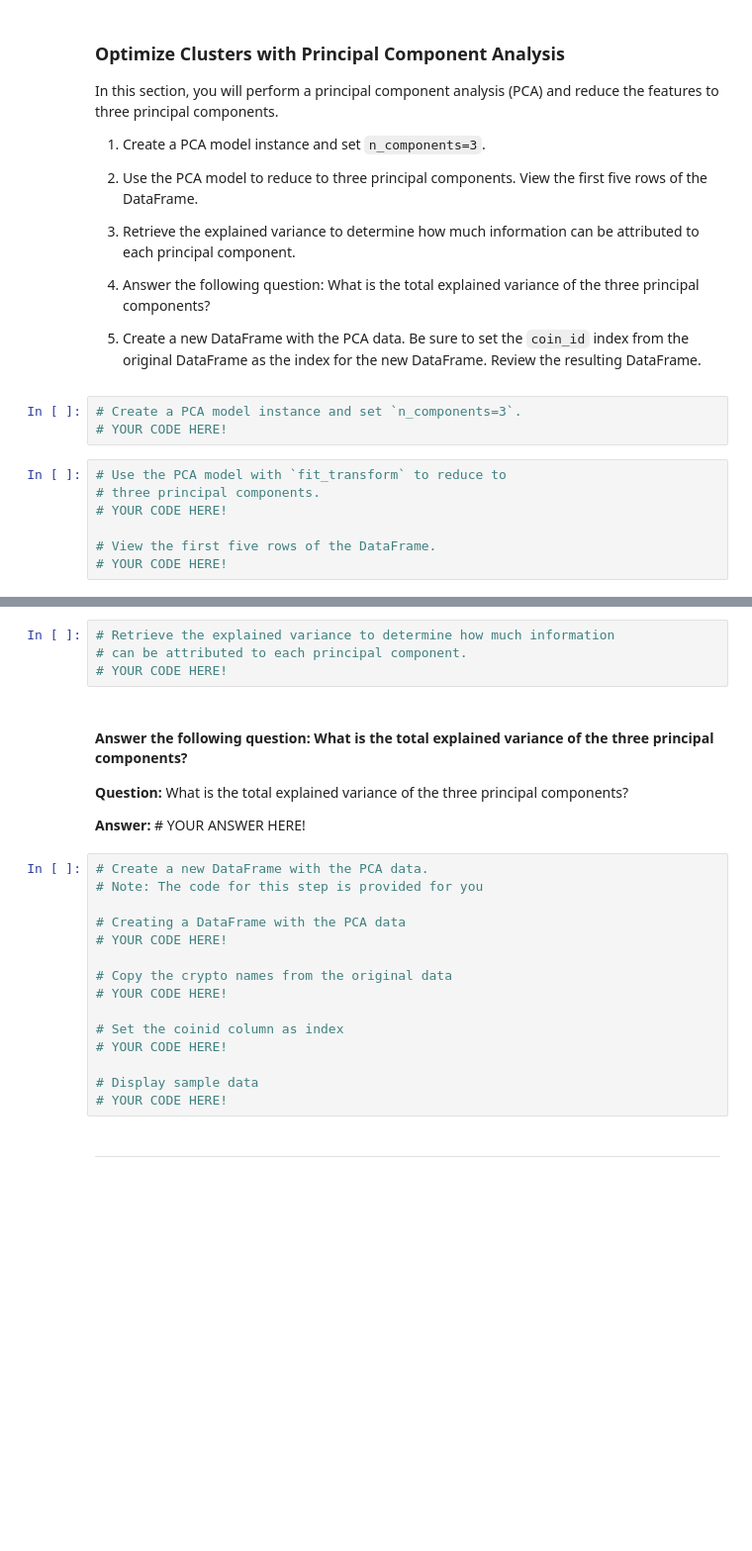
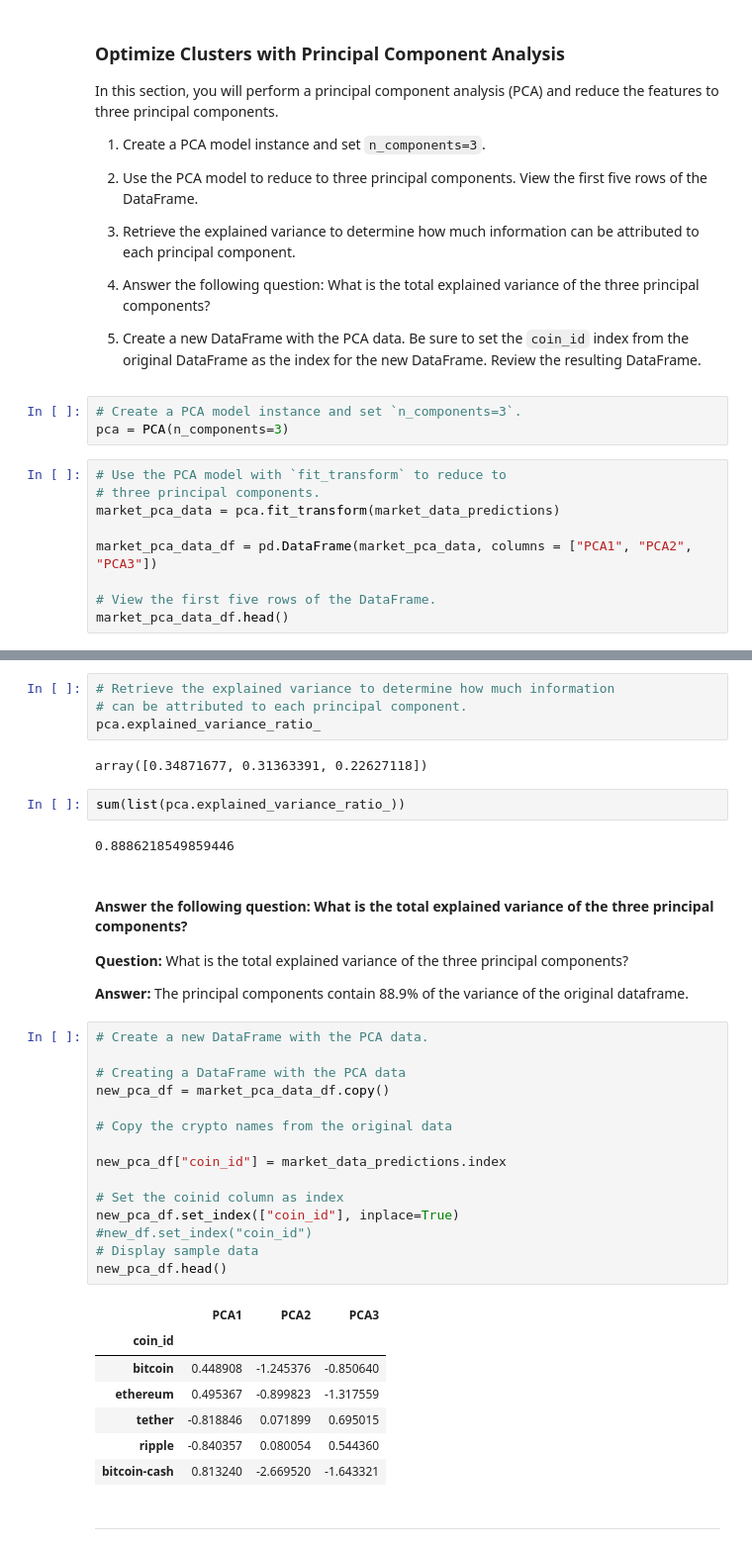
Before and after one commit to nmendelow/bootcamp_challenge_10, a Jupyter notebook: crypto_investments.ipynb, the cells around one changed output, grey strips where cells are left out. Shown at 99% size. Cells and saved outputs as stored; diff of their text form; blank space fills up the shorter version.

Commit message:
Optimized clusters using PCA(Principal Component Analysis) and determined best value for 'k' using the PCA data.

```diff
--- a/crypto_investments.ipynb
+++ b/crypto_investments.ipynb
@@ -251,11 +251,13 @@ In this section, you will perform a principal component analysis (PCA) and reduc
 5. Create a new DataFrame with the PCA data. Be sure to set the `coin_id` index from the original DataFrame as the index for the new DataFrame. Review the resulting DataFrame.
 # %%
 # Create a PCA model instance and set `n_components=3`.
-# YOUR CODE HERE!
+pca = PCA(n_components=3)
 # %%
 # Use the PCA model with `fit_transform` to reduce to
 # three principal components.
-# YOUR CODE HERE!
+market_pca_data = pca.fit_transform(market_data_predictions)
+
+market_pca_data_df = pd.DataFrame(market_pca_data, columns = ["PCA1", "PCA2", "PCA3"])
 
 # View the first five rows of the DataFrame.
-# YOUR CODE HERE!
+market_pca_data_df.head()
@@ -262,28 +271,42 @@ In this section, you will perform a principal component analysis (PCA) and reduc
 # %%
 # Retrieve the explained variance to determine how much information
 # can be attributed to each principal component.
-# YOUR CODE HERE!
+pca.explained_variance_ratio_
+# %% [output]
+array([0.34871677, 0.31363391, 0.22627118])
+# %%
+sum(list(pca.explained_variance_ratio_))
+# %% [output]
+0.8886218549859446
 # %% [markdown]
 #### Answer the following question: What is the total explained variance of the three principal components?
 
 **Question:** What is the total explained variance of the three principal components?
 
-**Answer:** # YOUR ANSWER HERE!
+**Answer:** The principal components contain 88.9% of the variance of the original dataframe.
 # %%
 # Create a new DataFrame with the PCA data.
-# Note: The code for this step is provided for you
 
 # Creating a DataFrame with the PCA data
-# YOUR CODE HERE!
+new_pca_df = market_pca_data_df.copy()
 
 # Copy the crypto names from the original data
-# YOUR CODE HERE!
+
+new_pca_df["coin_id"] = market_data_predictions.index
 
 # Set the coinid column as index
-# YOUR CODE HERE!
-
+new_pca_df.set_index(["coin_id"], inplace=True)
+#new_df.set_index("coin_id")
 # Display sample data
-# YOUR CODE HERE!
+new_pca_df.head()
+# %% [output]
+|  | PCA1 | PCA2 | PCA3 |
+| coin_id |  |  |  |
+| bitcoin | 0.448908 | -1.245376 | -0.850640 |
+| ethereum | 0.495367 | -0.899823 | -1.317559 |
+| tether | -0.818846 | 0.071899 | 0.695015 |
+| ripple | -0.840357 | 0.080054 | 0.544360 |
+| bitcoin-cash | 0.813240 | -2.669520 | -1.643321 |
 # %% [markdown]
 ---
 # %% [markdown]
```
Also changed, not shown: parts of 7 cells of this notebook.
